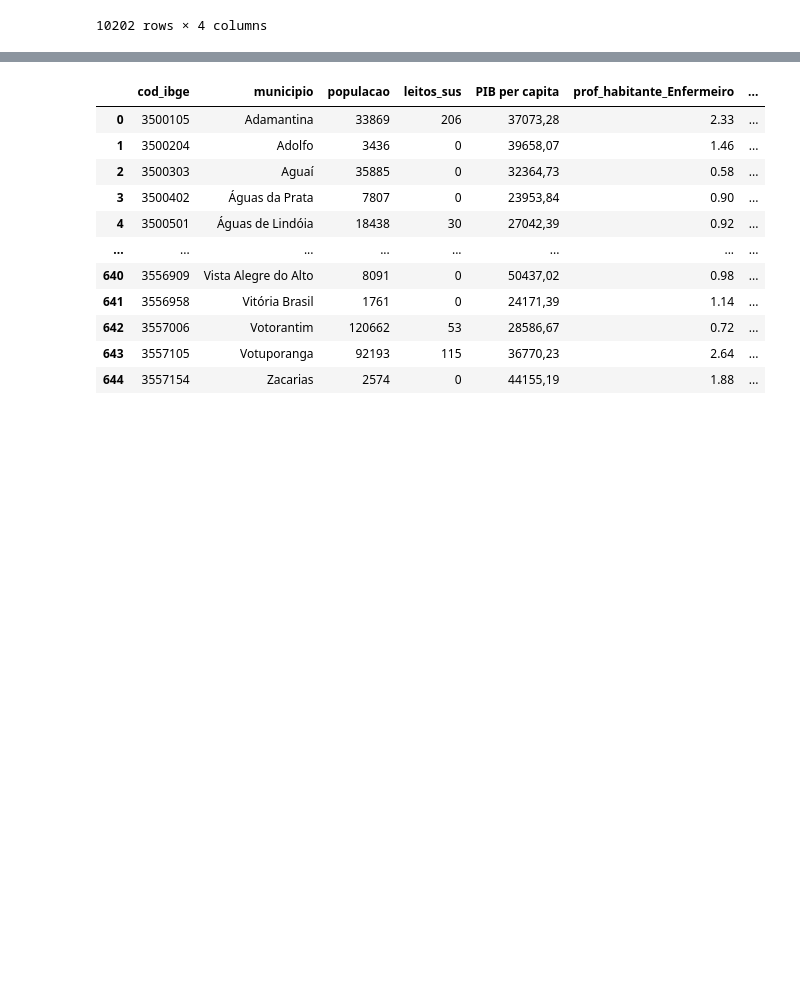
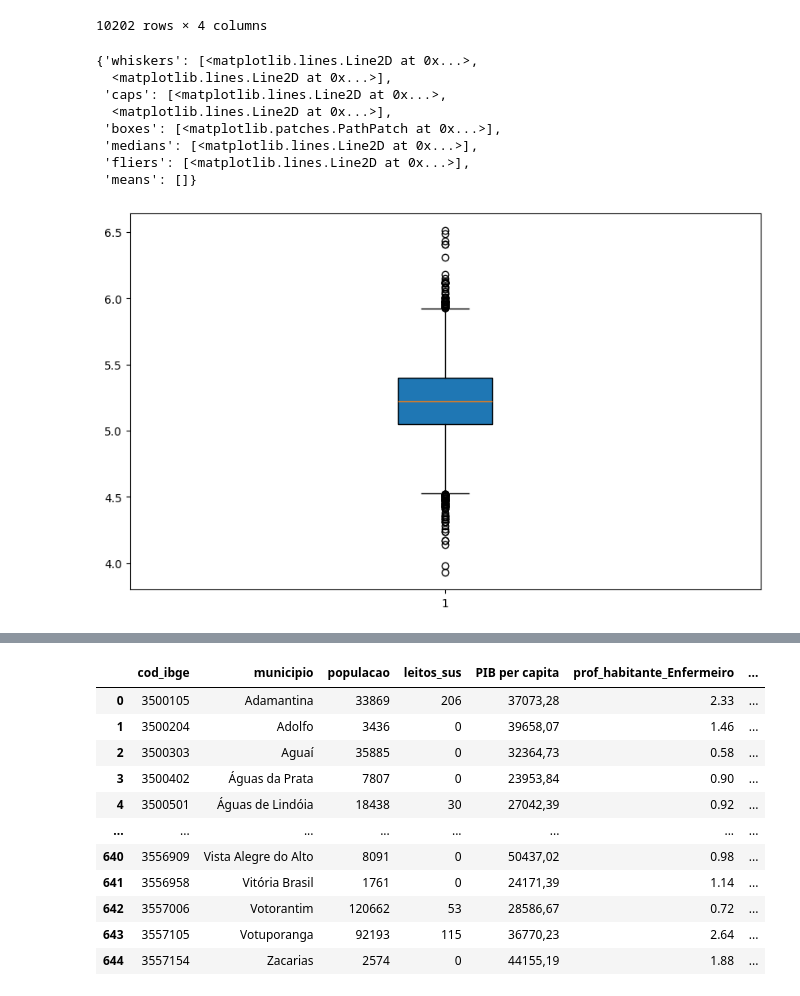
Before and after one commit to tiagogodoi/infra-ensino, a Jupyter notebook: TCC-final-2023.ipynb, the cells around one changed output, grey strips where cells are left out. Drawn from its saved outputs; the diff is of its cells as text; code cells hidden in the pictures; blank space fills up the shorter version.

```diff
--- a/TCC-final-2023.ipynb
+++ b/TCC-final-2023.ipynb
@@ -64,5 +84,5 @@ df_prof_em
 # %%
-df_inse = readcsv('/content/infra-ensino/INSE_2019_ESCOLAS.csv')
+df_inse = readcsv('INSE_2019_ESCOLAS.csv')
 df_inse = df_inse[["NOMESC","NIVEL SOCIOECONOMICO DOS ALUNOS","MUN","COD_ESC"]]
 df_inse
 # %% [output]
@@ -79,3 +99,17 @@ df_inse
 | 10200 | EVALDO JOSE ZENARI EMEF | 5.58 | ESTIVA GERBI | 277241 |
 | 10201 | EMEB ROSA ELISA CORREA ALVES | 5.32 | ESTIVA GERBI | 387859 |
 10202 rows × 4 columns
+# %%
+# Criar o boxplot
+plt.figure(figsize=(10, 6))  # Tamanho da figura
+plt.boxplot(df_inse["NIVEL SOCIOECONOMICO DOS ALUNOS"], vert=True, patch_artist=True)
+# %% [output]
+{'whiskers': [<matplotlib.lines.Line2D at 0x...>,
+  <matplotlib.lines.Line2D at 0x...>],
+ 'caps': [<matplotlib.lines.Line2D at 0x...>,
+  <matplotlib.lines.Line2D at 0x...>],
+ 'boxes': [<matplotlib.patches.PathPatch at 0x...>],
+ 'medians': [<matplotlib.lines.Line2D at 0x...>],
+ 'fliers': [<matplotlib.lines.Line2D at 0x...>],
+ 'means': []}
+[figure, added]
```
Also changed, not shown: parts of 18 cells of this notebook.
